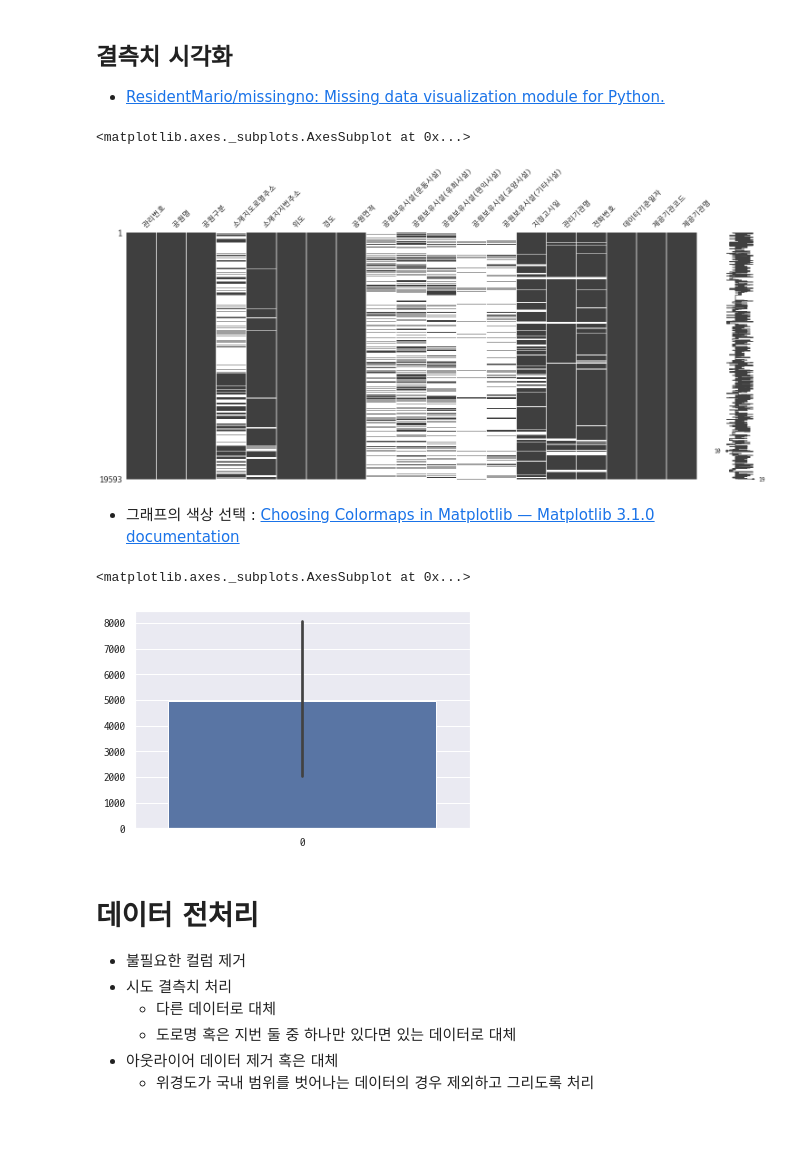
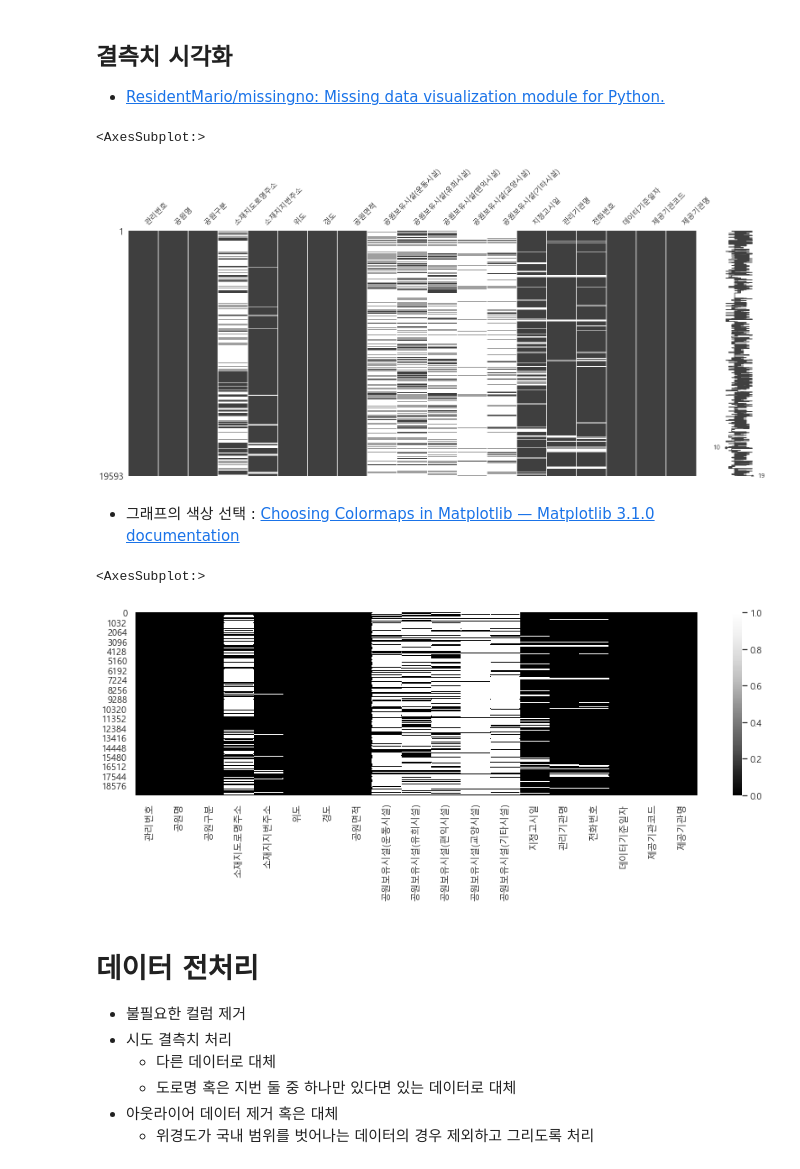
Before and after one commit to jinkyungpark/python_science, a Jupyter notebook: 실전예제/05-park-input.ipynb, the cells around one changed output. Saved outputs shown, nothing was run; the diff lists cells and outputs as text; code cells hidden in the pictures; blank space fills up the shorter version.

Commit message:
park 분석

```diff
--- a/실전예제/05-park-input.ipynb
+++ b/실전예제/05-park-input.ipynb
@@ -58,7 +58,7 @@ import matplotlib.pyplot as plt
 # plt.rc("axes", unicode_minus=False)
 
 rc = {"axes.unicode_minus": False}
-sns.set(font='D2Coding', style="darkgrid", rc=rc)
+sns.set(font='Malgun Gothic', style="darkgrid", rc=rc)
 # %%
 # 한글폰트 설정 확인을 합니다.
 
@@ -106,6 +111,16 @@ df_park.head(3)
 
 from pandas_profiling import ProfileReport
 
-profile = ProfileReport(df_park)
-profile.to_file(ouput_file="../resources/05-park_profile.html")
+import matplotlib
+from matplotlib import font_manager,rc
+
+# rc = {"axes.unicode_minus": False}
+
+font_name = font_manager.FontProperties(fname="c:/Windows/Fonts/malgun.ttf").get_name()
+rc('font', family=font_name)
+# sns.set(font=font_name, style="darkgrid", rc=rc)
+matplotlib.rcParams['axes.unicode_minus'] = False
+
+%time profile = ProfileReport(df_park, title = "도시 공원 표준 데이터")
+profile.to_file(output_file="../resources/05-park_profile.html")
 # %% [output]
@@ -198,17 +216,20 @@ dtype: float64
 import missingno as msno
 msno.matrix(df_park)
 # %% [output]
-<matplotlib.axes._subplots.AxesSubplot at 0x...>
+<AxesSubplot:>
 [figure]
 # %% [markdown]
 * 그래프의 색상 선택 : [Choosing Colormaps in Matplotlib — Matplotlib 3.1.0 documentation](https://matplotlib.org/3.1.0/tutorials/colors/colormaps.html)
 # %%
 # seaborn을 통해 위와 같은 결측치 그래프를 그려봅니다.
 
-sns.barplot(data=df_park.isnull().sum())
+# 결측치를 하얀색으로 만들기 위해서 Greys_r(여기서 r은 reverse)
+
+plt.figure(figsize=(15,4))
+sns.heatmap(df_park.isnull(), cmap="Greys_r")  # 색상 cmap = "Blues_r"  도 해보기
 # %% [output]
-<matplotlib.axes._subplots.AxesSubplot at 0x...>
+<AxesSubplot:>
-[figure, old version]
+[figure, new version]
 # %% [markdown]
 # 데이터 전처리
 * 불필요한 컬럼 제거
```
Also changed, not shown: parts of 61 cells of this notebook, 2 other files.
